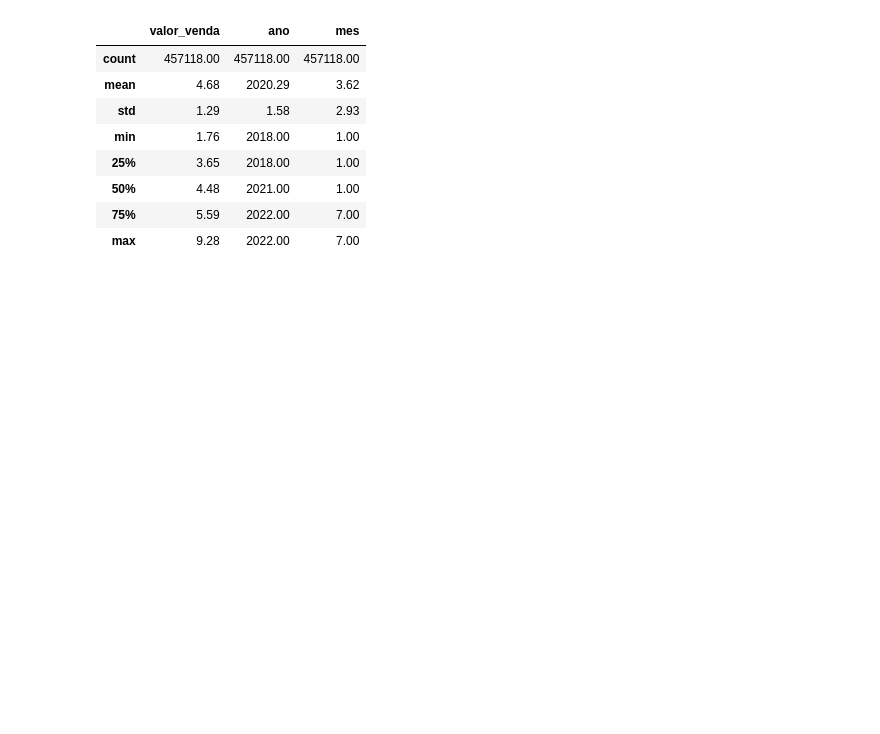
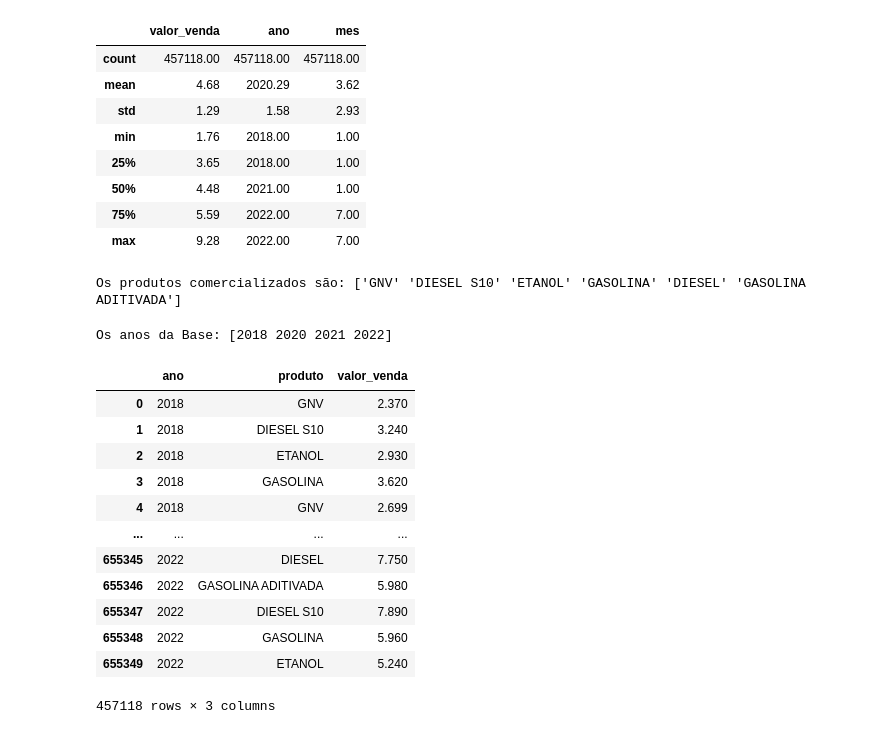
Before and after one commit to aloisiok1/Dataviz, a Jupyter notebook: 1_Ligacao_banco_dados.ipynb, the cells around one changed output. Cells and saved outputs as stored; diff of their text form; code cells hidden in the pictures; blank space fills up the shorter version.

```diff
--- a/1_Ligacao_banco_dados.ipynb
+++ b/1_Ligacao_banco_dados.ipynb
@@ -247,3 +247,28 @@ df_anp.describe().round(2)
 | 50% | 4.48 | 2021.00 | 1.00 |
 | 75% | 5.59 | 2022.00 | 7.00 |
 | max | 9.28 | 2022.00 | 7.00 |
+# %%
+print(f'Os produtos comercializados são: {df_anp.produto.unique()}')
+# %% [output]
+Os produtos comercializados são: ['GNV' 'DIESEL S10' 'ETANOL' 'GASOLINA' 'DIESEL' 'GASOLINA ADITIVADA']
+# %%
+print(f'Os anos da Base: {df_anp.ano.unique()}')
+# %% [output]
+Os anos da Base: [2018 2020 2021 2022]
+# %%
+df_anp_valor = df_anp[['ano', 'produto', 'valor_venda']]
+df_anp_valor
+# %% [output]
+|  | ano | produto | valor_venda |
+| 0 | 2018 | GNV | 2.370 |
+| 1 | 2018 | DIESEL S10 | 3.240 |
+| 2 | 2018 | ETANOL | 2.930 |
+| 3 | 2018 | GASOLINA | 3.620 |
+| 4 | 2018 | GNV | 2.699 |
+| ... | ... | ... | ... |
+| 655345 | 2022 | DIESEL | 7.750 |
+| 655346 | 2022 | GASOLINA ADITIVADA | 5.980 |
+| 655347 | 2022 | DIESEL S10 | 7.890 |
+| 655348 | 2022 | GASOLINA | 5.960 |
+| 655349 | 2022 | ETANOL | 5.240 |
+457118 rows × 3 columns
```
Also changed, not shown: parts of 6 cells of this notebook.
